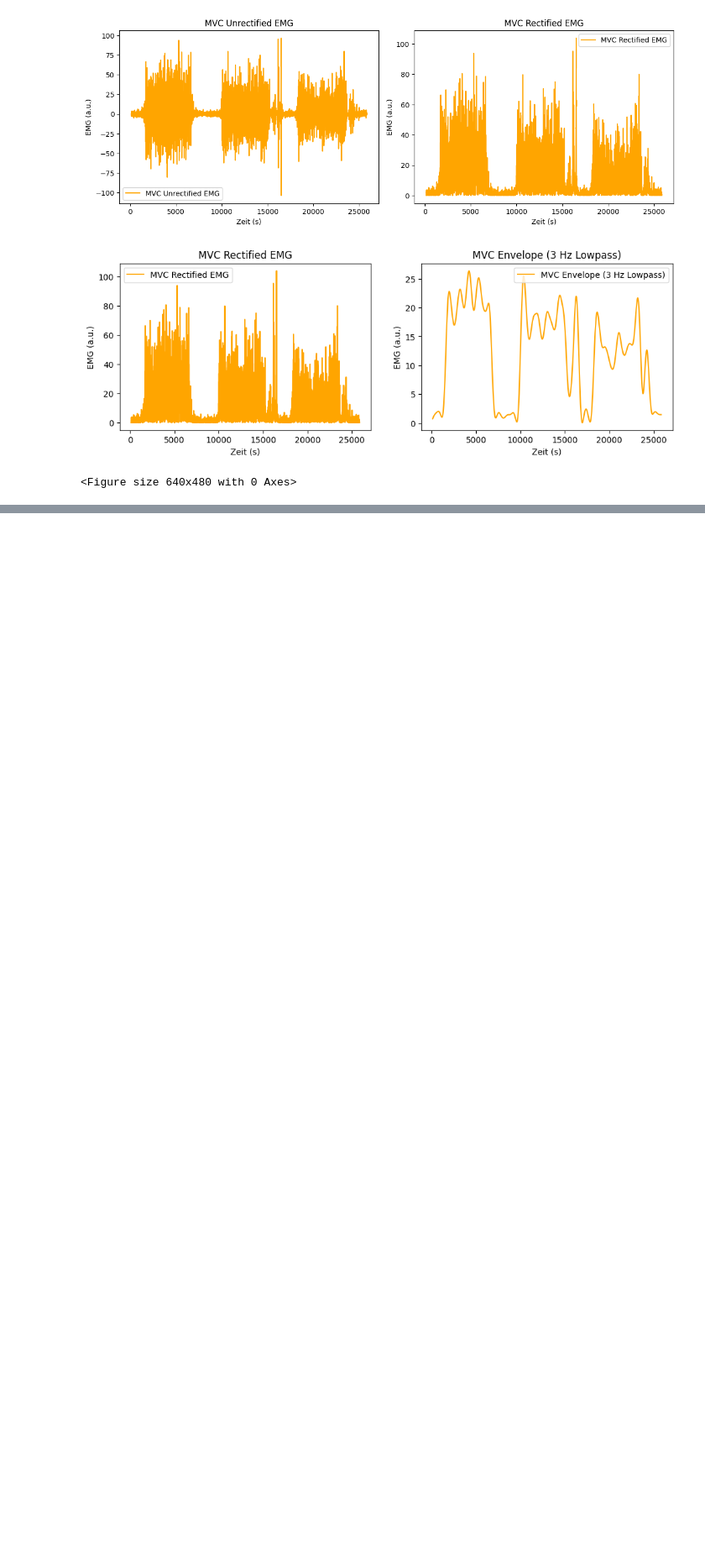
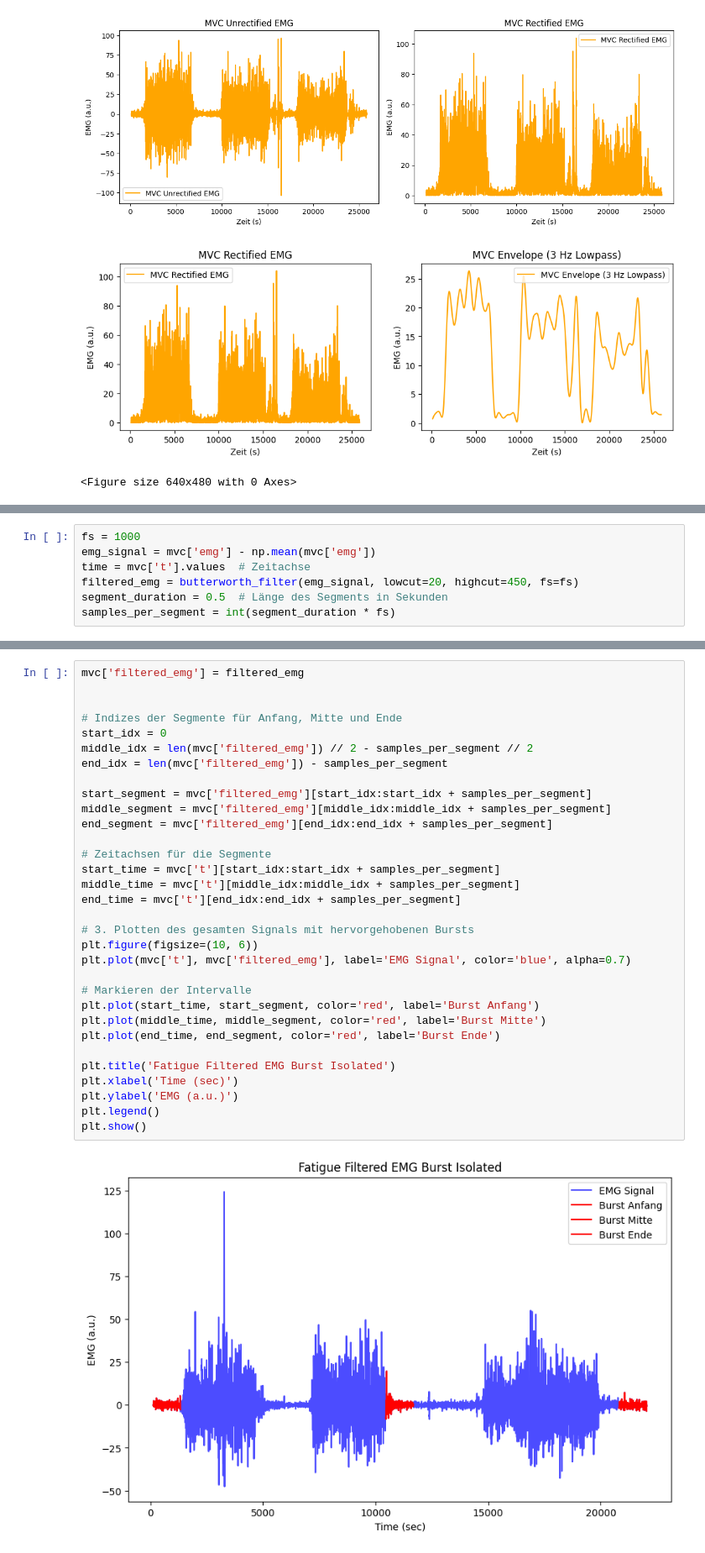
Before and after one commit to VPaulineC/Praktikum-3, a Jupyter notebook: MainCode3.ipynb, the cells around one changed output, grey strips where cells are left out. Shown at 84% size. Saved outputs shown, nothing was run; the diff lists cells and outputs as text; blank space fills up the shorter version.

```diff
--- a/MainCode3.ipynb
+++ b/MainCode3.ipynb
@@ -397,0 +489,7 @@ def get_bursts(mvc_emg_filtered, weights_emg_filtered, fatigue_emg_filtered):
+# %%
+fs = 1000
+emg_signal = mvc['emg'] - np.mean(mvc['emg'])
+time = mvc['t'].values  # Zeitachse
+filtered_emg = butterworth_filter(emg_signal, lowcut=20, highcut=450, fs=fs)
+segment_duration = 0.5  # Länge des Segments in Sekunden
+samples_per_segment = int(segment_duration * fs)
@@ -397,0 +498,34 @@ def get_bursts(mvc_emg_filtered, weights_emg_filtered, fatigue_emg_filtered):
+# %%
+mvc['filtered_emg'] = filtered_emg
+
+
+# Indizes der Segmente für Anfang, Mitte und Ende
+start_idx = 0
+middle_idx = len(mvc['filtered_emg']) // 2 - samples_per_segment // 2
+end_idx = len(mvc['filtered_emg']) - samples_per_segment
+
+start_segment = mvc['filtered_emg'][start_idx:start_idx + samples_per_segment]
+middle_segment = mvc['filtered_emg'][middle_idx:middle_idx + samples_per_segment]
+end_segment = mvc['filtered_emg'][end_idx:end_idx + samples_per_segment]
+
+# Zeitachsen für die Segmente
+start_time = mvc['t'][start_idx:start_idx + samples_per_segment]
+middle_time = mvc['t'][middle_idx:middle_idx + samples_per_segment]
+end_time = mvc['t'][end_idx:end_idx + samples_per_segment]
+
+# 3. Plotten des gesamten Signals mit hervorgehobenen Bursts
+plt.figure(figsize=(10, 6))
+plt.plot(mvc['t'], mvc['filtered_emg'], label='EMG Signal', color='blue', alpha=0.7)
+
+# Markieren der Intervalle
+plt.plot(start_time, start_segment, color='red', label='Burst Anfang')
+plt.plot(middle_time, middle_segment, color='red', label='Burst Mitte')
+plt.plot(end_time, end_segment, color='red', label='Burst Ende')
+
+plt.title('Fatigue Filtered EMG Burst Isolated')
+plt.xlabel('Time (sec)')
+plt.ylabel('EMG (a.u.)')
+plt.legend()
+plt.show()
+# %% [output]
+[figure, added]
```
Also changed, not shown: parts of 14 cells of this notebook, 3 other files.
